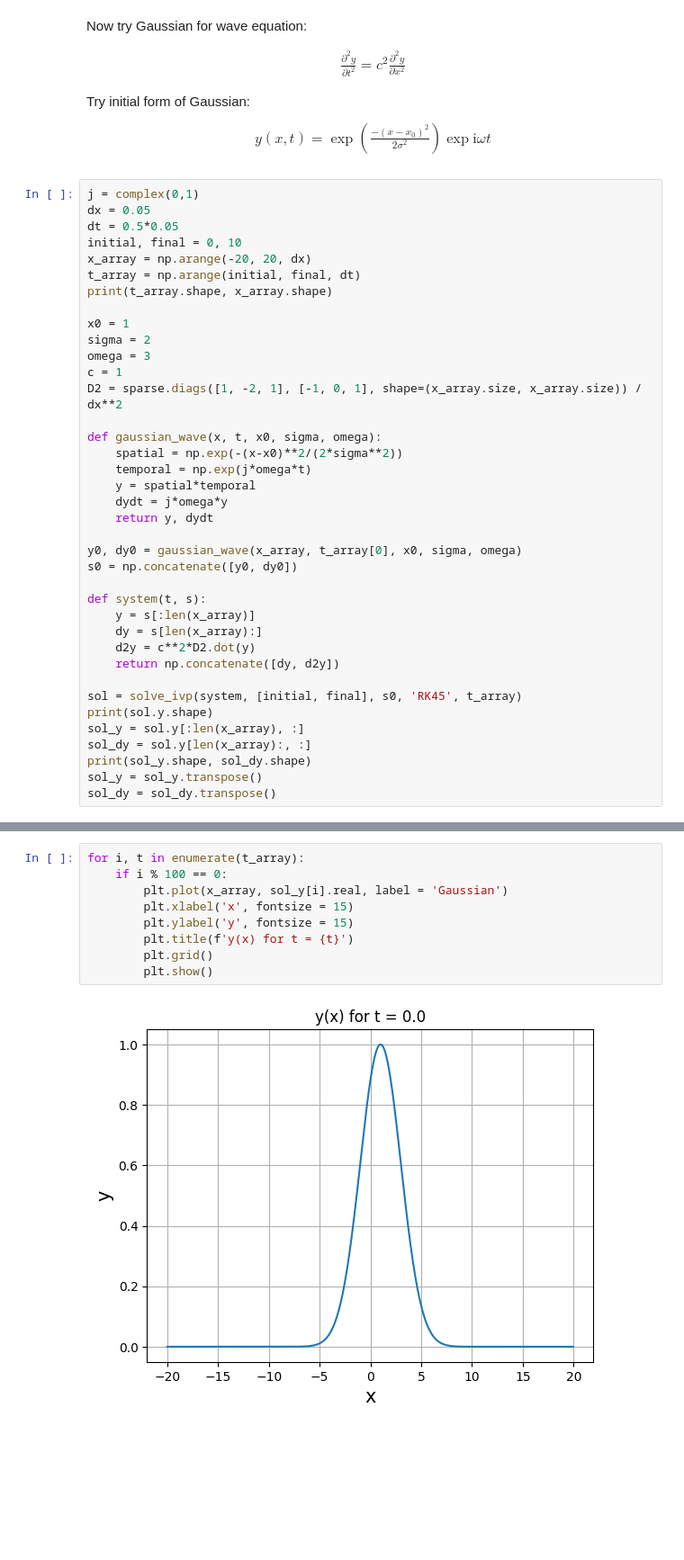
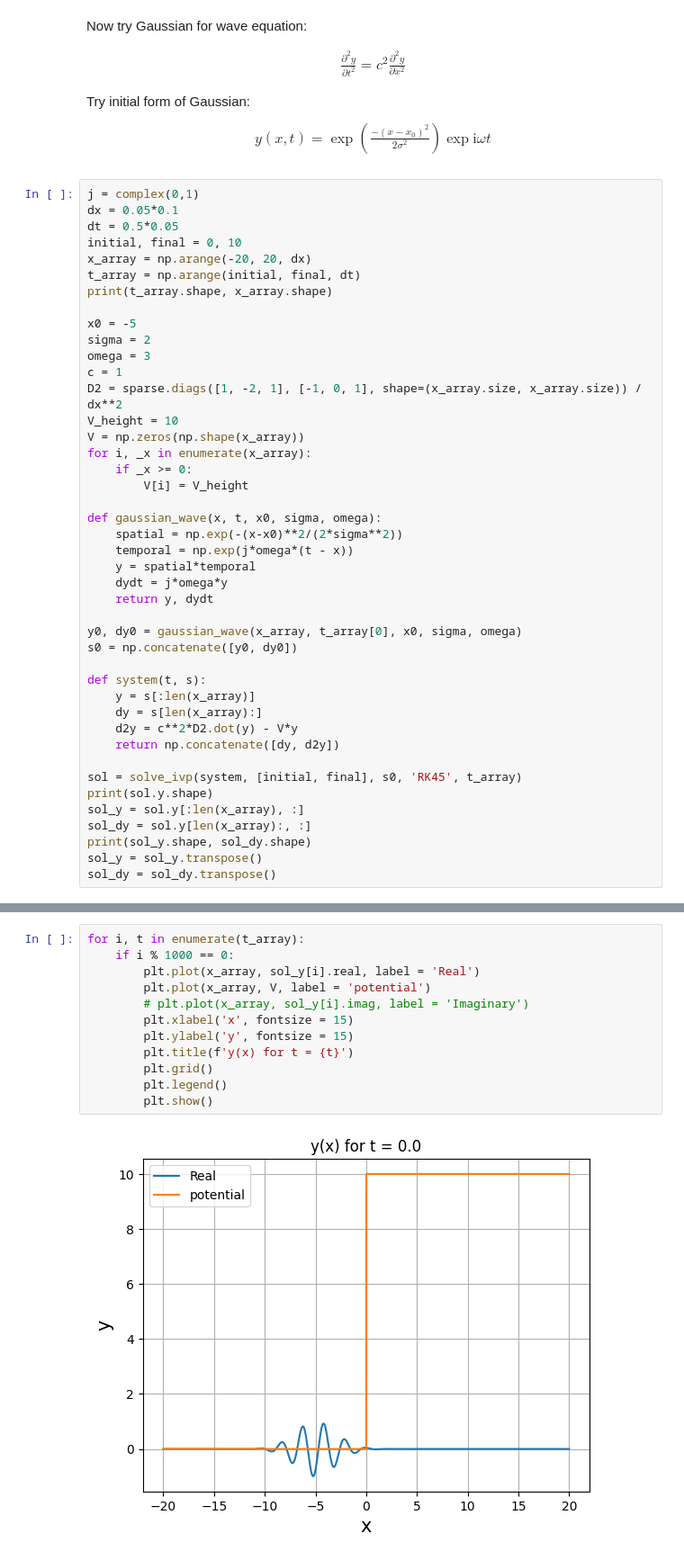
Before and after one commit to dakeerie/MSci-Project, a Jupyter notebook: Gaussian.ipynb, the cells around one changed output, grey strips where cells are left out. Shown: that part at 90% size. Saved outputs shown, nothing was run; the diff lists cells and outputs as text; blank space fills up the shorter version.

```diff
--- a/Gaussian.ipynb
+++ b/Gaussian.ipynb
@@ -69,22 +69,27 @@ y(x,t) = \exp{\left(\frac{-\left(x-x_0\right)^2}{2 \sigma^2}\right)} \exp{\text{
 \end{align*}
 # %%
 j = complex(0,1)
-dx = 0.05
+dx = 0.05*0.1
 dt = 0.5*0.05
 initial, final = 0, 10
 x_array = np.arange(-20, 20, dx)
 t_array = np.arange(initial, final, dt)
 print(t_array.shape, x_array.shape)
 
-x0 = 1
+x0 = -5
 sigma = 2
 omega = 3
 c = 1
 D2 = sparse.diags([1, -2, 1], [-1, 0, 1], shape=(x_array.size, x_array.size)) / dx**2
+V_height = 10
+V = np.zeros(np.shape(x_array))
+for i, _x in enumerate(x_array):
+    if _x >= 0:
+        V[i] = V_height
 
 def gaussian_wave(x, t, x0, sigma, omega):
     spatial = np.exp(-(x-x0)**2/(2*sigma**2))
-    temporal = np.exp(j*omega*t)
+    temporal = np.exp(j*omega*(t - x))
     y = spatial*temporal
     dydt = j*omega*y
     return y, dydt
@@ -95,7 +100,7 @@ s0 = np.concatenate([y0, dy0])
 def system(t, s):
     y = s[:len(x_array)]
     dy = s[len(x_array):]
-    d2y = c**2*D2.dot(y)
+    d2y = c**2*D2.dot(y) - V*y
     return np.concatenate([dy, d2y])
 
 sol = solve_ivp(system, [initial, final], s0, 'RK45', t_array)
@@ -112,11 +117,14 @@ sol_dy = sol_dy.transpose()
 # %%
 for i, t in enumerate(t_array):
-    if i % 100 == 0:
-        plt.plot(x_array, sol_y[i].real, label = 'Gaussian')
+    if i % 1000 == 0:
+        plt.plot(x_array, sol_y[i].real, label = 'Real')
+        plt.plot(x_array, V, label = 'potential')
+        # plt.plot(x_array, sol_y[i].imag, label = 'Imaginary')
         plt.xlabel('x', fontsize = 15)
         plt.ylabel('y', fontsize = 15)
         plt.title(f'y(x) for t = {t}')
         plt.grid()
+        plt.legend()
         plt.show()
 # %% [output]
-[figure, old version]
+[figure, new version]
```
Also changed, not shown: parts of 2 cells of this notebook, 2 other files.
